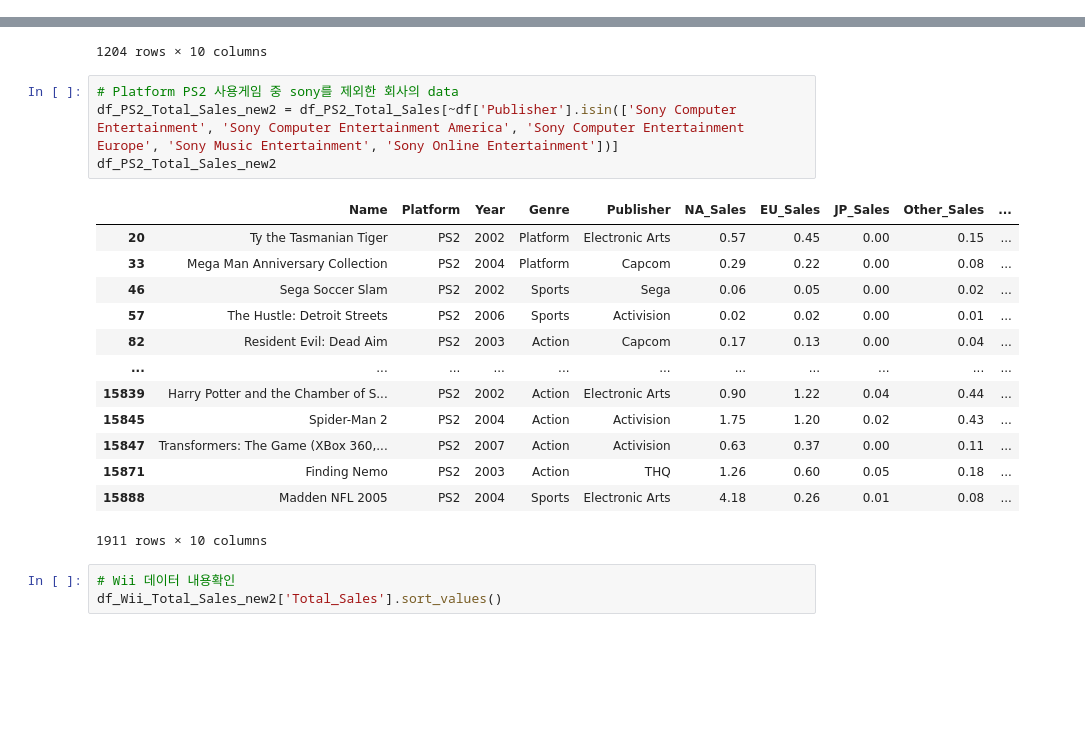
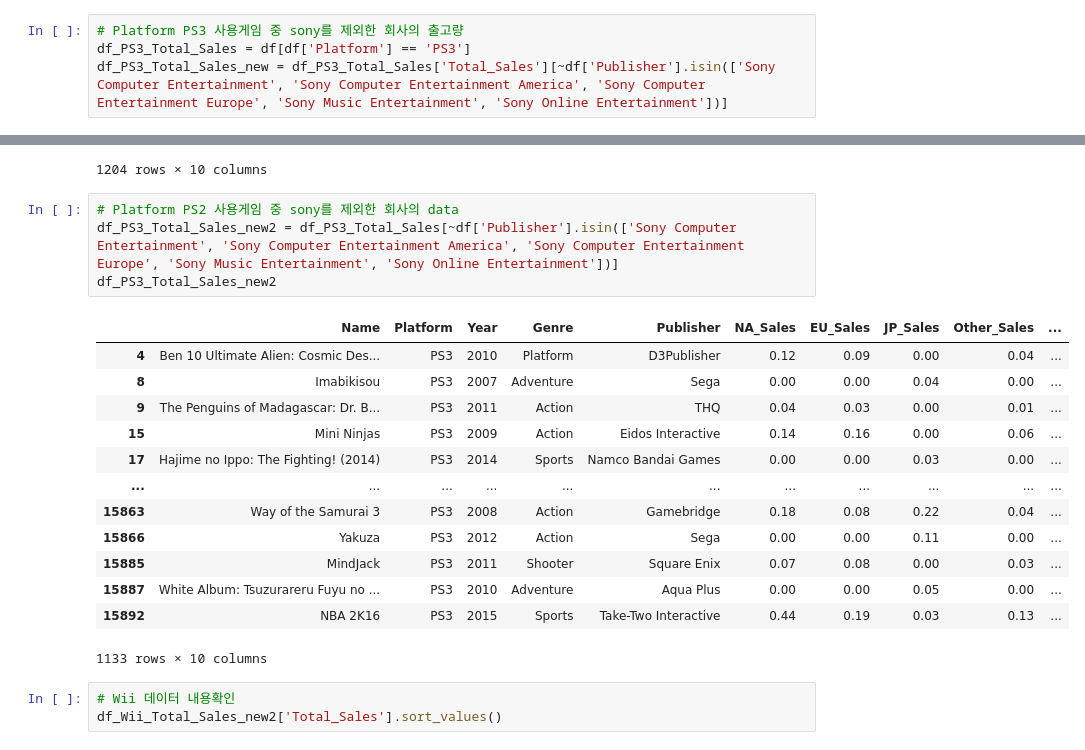
Before and after one commit to sangahnim/Section_project, a Jupyter notebook: section1/AI_05_이상아_Section1.ipynb, the cells around one changed output, grey strips where cells are left out. Cells and saved outputs as stored; diff of their text form; blank space fills up the shorter version.

```diff
--- a/section1/AI_05_이상아_Section1.ipynb
+++ b/section1/AI_05_이상아_Section1.ipynb
@@ -881,0 +867,4 @@ np.mean(df_Wii_Total_Sales_new), np.mean(df_PS2_Total_Sales_new)
+# %%
+# Platform PS3 사용게임 중 sony를 제외한 회사의 출고량
+df_PS3_Total_Sales = df[df['Platform'] == 'PS3']
+df_PS3_Total_Sales_new = df_PS3_Total_Sales['Total_Sales'][~df['Publisher'].isin(['Sony Computer Entertainment', 'Sony Computer Entertainment America', 'Sony Computer Entertainment Europe', 'Sony Music Entertainment', 'Sony Online Entertainment'])]
@@ -913,22 +907,22 @@ df_Wii_Total_Sales_new2
 1204 rows × 10 columns
 # %%
 # Platform PS2 사용게임 중 sony를 제외한 회사의 data
-df_PS2_Total_Sales_new2 = df_PS2_Total_Sales[~df['Publisher'].isin(['Sony Computer Entertainment', 'Sony Computer Entertainment America', 'Sony Computer Entertainment Europe', 'Sony Music Entertainment', 'Sony Online Entertainment'])]
-df_PS2_Total_Sales_new2
+df_PS3_Total_Sales_new2 = df_PS3_Total_Sales[~df['Publisher'].isin(['Sony Computer Entertainment', 'Sony Computer Entertainment America', 'Sony Computer Entertainment Europe', 'Sony Music Entertainment', 'Sony Online Entertainment'])]
+df_PS3_Total_Sales_new2
 # %% [output]
 |  | Name | Platform | Year | Genre | Publisher | NA_Sales | EU_Sales | JP_Sales | Other_Sales | ... |
-| 20 | Ty the Tasmanian Tiger | PS2 | 2002 | Platform | Electronic Arts | 0.57 | 0.45 | 0.00 | 0.15 | ... |
-| 33 | Mega Man Anniversary Collection | PS2 | 2004 | Platform | Capcom | 0.29 | 0.22 | 0.00 | 0.08 | ... |
-| 46 | Sega Soccer Slam | PS2 | 2002 | Sports | Sega | 0.06 | 0.05 | 0.00 | 0.02 | ... |
-| 57 | The Hustle: Detroit Streets | PS2 | 2006 | Sports | Activision | 0.02 | 0.02 | 0.00 | 0.01 | ... |
-| 82 | Resident Evil: Dead Aim | PS2 | 2003 | Action | Capcom | 0.17 | 0.13 | 0.00 | 0.04 | ... |
+| 4 | Ben 10 Ultimate Alien: Cosmic Des... | PS3 | 2010 | Platform | D3Publisher | 0.12 | 0.09 | 0.00 | 0.04 | ... |
+| 8 | Imabikisou | PS3 | 2007 | Adventure | Sega | 0.00 | 0.00 | 0.04 | 0.00 | ... |
+| 9 | The Penguins of Madagascar: Dr. B... | PS3 | 2011 | Action | THQ | 0.04 | 0.03 | 0.00 | 0.01 | ... |
+| 15 | Mini Ninjas | PS3 | 2009 | Action | Eidos Interactive | 0.14 | 0.16 | 0.00 | 0.06 | ... |
+| 17 | Hajime no Ippo: The Fighting! (2014) | PS3 | 2014 | Sports | Namco Bandai Games | 0.00 | 0.00 | 0.03 | 0.00 | ... |
 | ... | ... | ... | ... | ... | ... | ... | ... | ... | ... | ... |
-| 15839 | Harry Potter and the Chamber of S... | PS2 | 2002 | Action | Electronic Arts | 0.90 | 1.22 | 0.04 | 0.44 | ... |
-| 15845 | Spider-Man 2 | PS2 | 2004 | Action | Activision | 1.75 | 1.20 | 0.02 | 0.43 | ... |
-| 15847 | Transformers: The Game (XBox 360,... | PS2 | 2007 | Action | Activision | 0.63 | 0.37 | 0.00 | 0.11 | ... |
-| 15871 | Finding Nemo | PS2 | 2003 | Action | THQ | 1.26 | 0.60 | 0.05 | 0.18 | ... |
-| 15888 | Madden NFL 2005 | PS2 | 2004 | Sports | Electronic Arts | 4.18 | 0.26 | 0.01 | 0.08 | ... |
+| 15863 | Way of the Samurai 3 | PS3 | 2008 | Action | Gamebridge | 0.18 | 0.08 | 0.22 | 0.04 | ... |
+| 15866 | Yakuza | PS3 | 2012 | Action | Sega | 0.00 | 0.00 | 0.11 | 0.00 | ... |
+| 15885 | MindJack | PS3 | 2011 | Shooter | Square Enix | 0.07 | 0.08 | 0.00 | 0.03 | ... |
+| 15887 | White Album: Tsuzurareru Fuyu no ... | PS3 | 2010 | Adventure | Aqua Plus | 0.00 | 0.00 | 0.05 | 0.00 | ... |
+| 15892 | NBA 2K16 | PS3 | 2015 | Sports | Take-Two Interactive | 0.44 | 0.19 | 0.03 | 0.13 | ... |
-1911 rows × 10 columns
+1133 rows × 10 columns
 # %%
 # Wii 데이터 내용확인
 df_Wii_Total_Sales_new2['Total_Sales'].sort_values()
```
Also changed, not shown: parts of 32 cells of this notebook, 1 other file.
